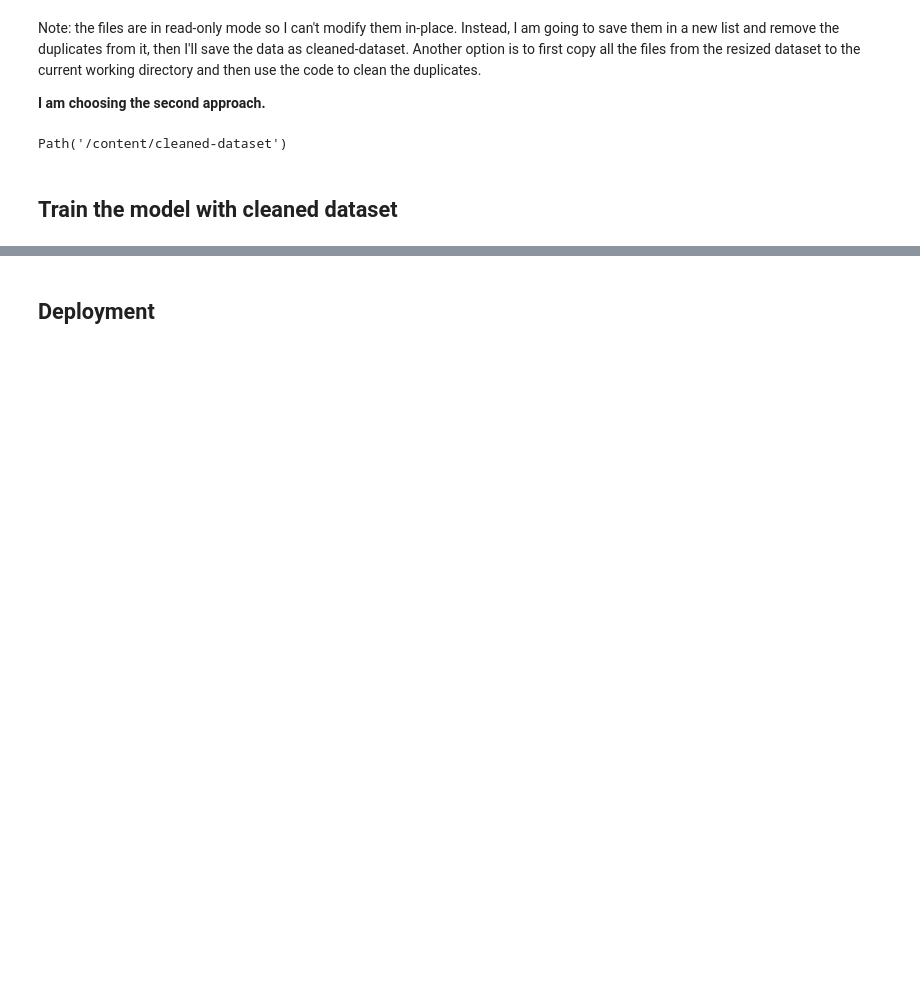
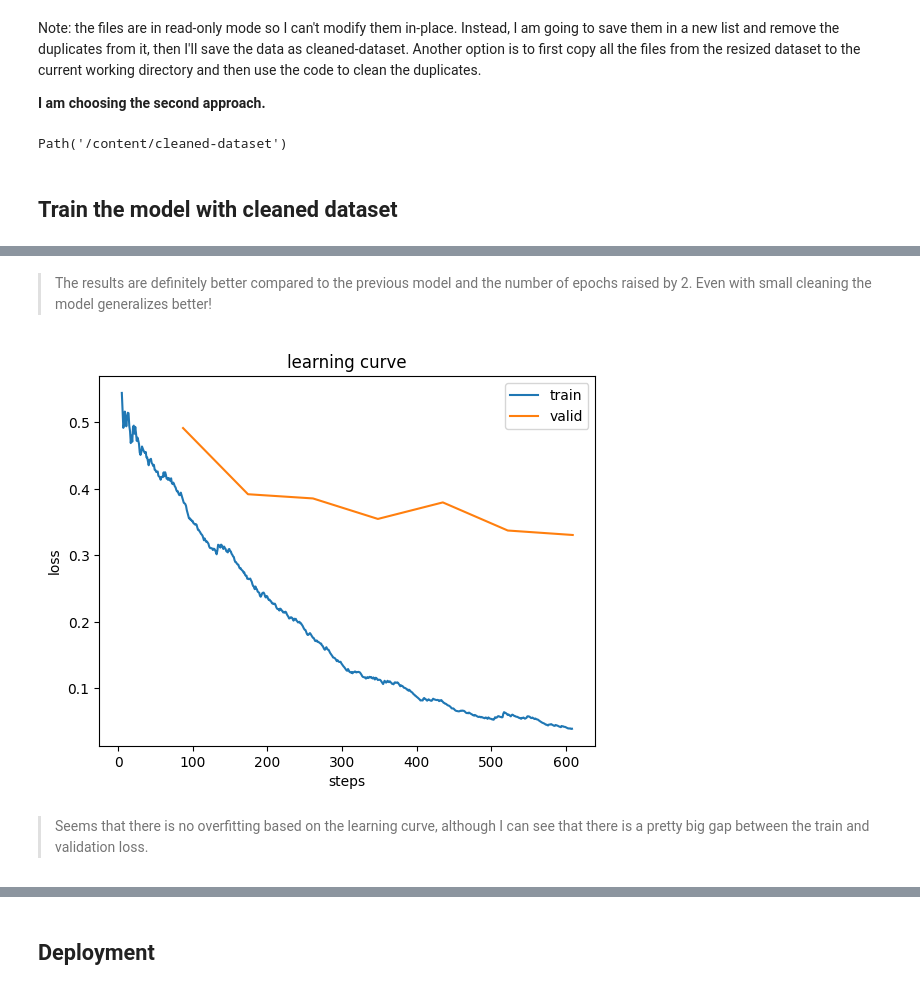
Before and after one commit to aviram421/mri-tumor-classification, a Jupyter notebook: tumor-classification-model.ipynb, the cells around one changed output, grey strips where cells are left out. Cells and saved outputs as stored; diff of their text form; code cells hidden in the pictures; blank space fills up the shorter version.

Commit message:
Explore learning rates and update model

```diff
--- a/tumor-classification-model.ipynb
+++ b/tumor-classification-model.ipynb
@@ -259,3 +259,11 @@ learn = train_model(7, dls)
+# %% [markdown]
+> The results are definitely better compared to the previous model and the number of epochs raised by 2. Even with small cleaning the model generalizes better!
+# %%
+learn.recorder.plot_loss();
+# %% [output]
+[figure, added]
+# %% [markdown]
+> Seems that there is no overfitting based on the learning curve, although I can see that there is a pretty big gap between the train and validation loss.
 # %%
 interp = ClassificationInterpretation.from_learner(learn)
 interp.plot_confusion_matrix()
```
Also changed, not shown: parts of 23 cells of this notebook.
